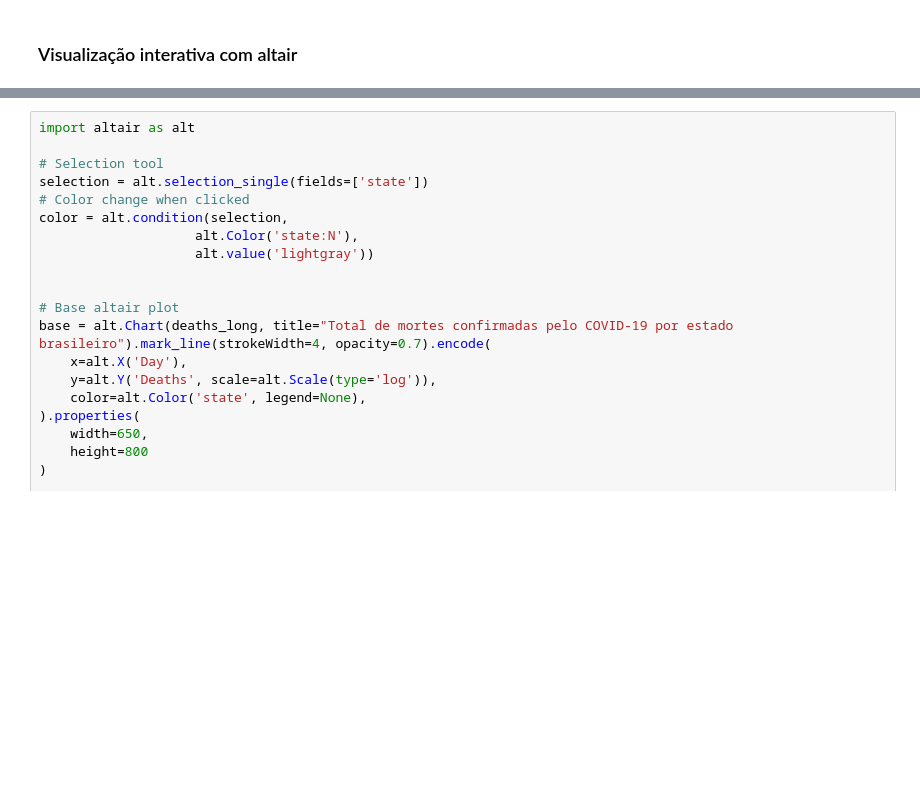
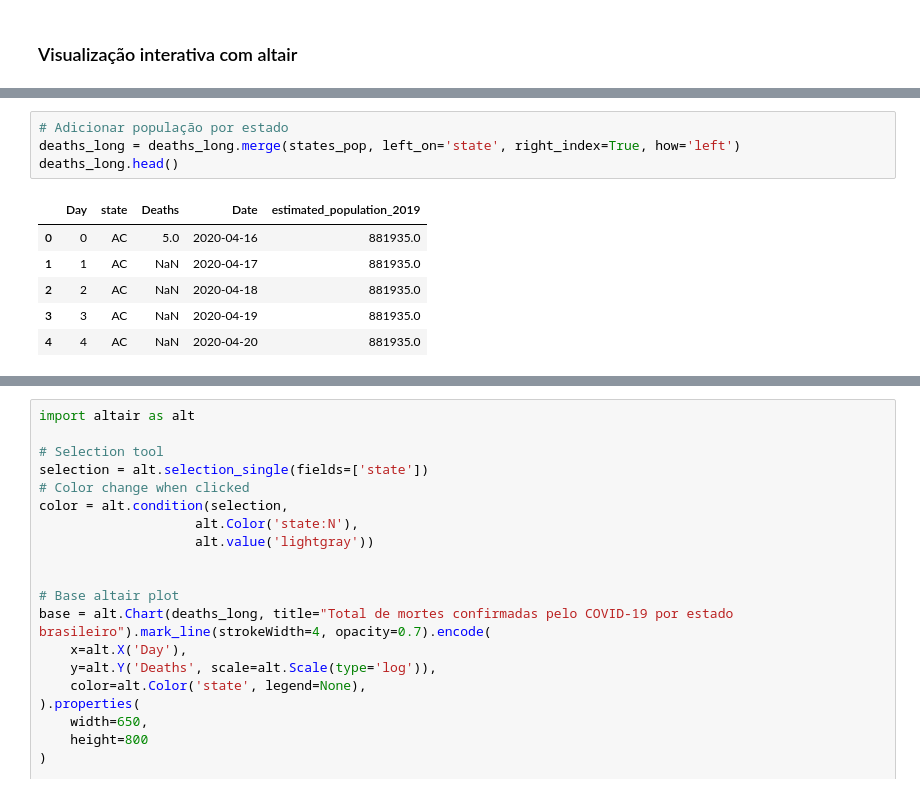
Before and after one commit to fehann/COVID-19-Brazil, a Jupyter notebook: Covid19EstadosBrasileiros.ipynb, the cells around one changed output, grey strips where cells are left out. Saved outputs shown, nothing was run; the diff lists cells and outputs as text; blank space fills up the shorter version.

```diff
--- a/Covid19EstadosBrasileiros.ipynb
+++ b/Covid19EstadosBrasileiros.ipynb
@@ -476,0 +494,11 @@ deaths_long
+# %%
+# Adicionar população por estado
+deaths_long = deaths_long.merge(states_pop, left_on='state', right_index=True, how='left')
+deaths_long.head()
+# %% [output]
+|  | Day | state | Deaths | Date | estimated_population_2019 |
+| 0 | 0 | AC | 5.0 | 2020-04-16 | 881935.0 |
+| 1 | 1 | AC | NaN | 2020-04-17 | 881935.0 |
+| 2 | 2 | AC | NaN | 2020-04-18 | 881935.0 |
+| 3 | 3 | AC | NaN | 2020-04-19 | 881935.0 |
+| 4 | 4 | AC | NaN | 2020-04-20 | 881935.0 |
```
Also changed, not shown: parts of 28 cells of this notebook.
